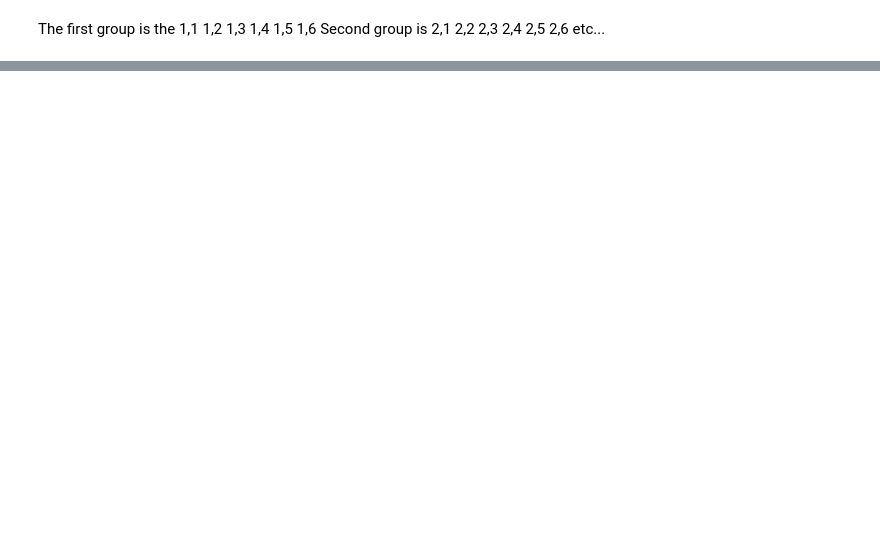
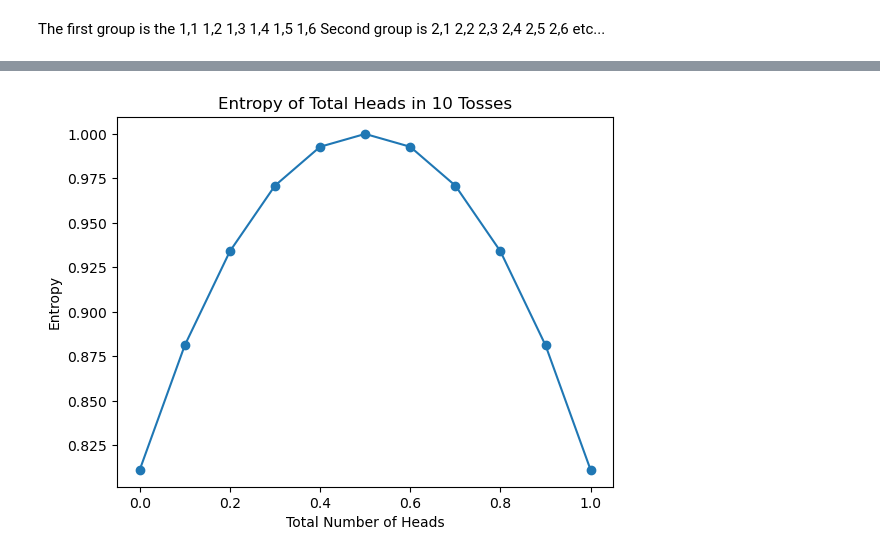
Before and after one commit to PeeBs68/mywork, a Jupyter notebook: fund_da_week7and8.ipynb, the cells around one changed output, grey strips where cells are left out. Drawn from its saved outputs; the diff is of its cells as text; code cells hidden in the pictures; blank space fills up the shorter version.

Commit message:
Playing with Entropy

```diff
--- a/fund_da_week7and8.ipynb
+++ b/fund_da_week7and8.ipynb
@@ -188,0 +220,21 @@ etc...
+# %%
+def entropy(p):
+    """
+    Calculate Shannon entropy for a given probability distribution.
+    """
+    return -p * np.log2(p) - (1 - p) * np.log2(1 - p)
+
+def plot_entropy(n):
+    """
+    Plot the entropy of a fair coin toss for the first 'n' trials.
+    """
+    probabilities = np.arange(0.01, 1, 0.01)
+    entropies = [entropy(p) for p in probabilities]
+
+    plt.plot(probabilities, entropies)
+    plt.title('Entropy of a Fair Coin Toss')
+    plt.xlabel('Probability of Heads')
+    plt.ylabel('Entropy')
+    plt.show()
+
+plot_entropy(100)
@@ -188,0 +243,24 @@ etc...
+# %%
+def entropy(p):
+    """
+    Calculate Shannon entropy for a given probability distribution.
+    """
+    return -p * np.log2(p) - (1 - p) * np.log2(1 - p)
+
+def total_heads_entropy(p_heads, num_tosses):
+    """
+    Calculate the entropy of the total number of heads in 'num_tosses' biased coin tosses with probability 'p_heads'.
+    """
+    probabilities = np.arange(0, num_tosses + 1) / num_tosses  # Possible number of heads
+    entropies = [entropy(p * p_heads + (1 - p) * (1 - p_heads)) for p in probabilities]
+
+    plt.plot(probabilities, entropies, marker='o')
+    plt.title(f'Entropy of Total Heads in {num_tosses} Tosses')
+    plt.xlabel('Total Number of Heads')
+    plt.ylabel('Entropy')
+    plt.show()
+
+# Example: Probability of getting heads is 0.6, and number of tosses is 10
+total_heads_entropy(0.25, 10)
+# %% [output]
+[figure, added]
```
Also changed, not shown: parts of 21 cells of this notebook.
